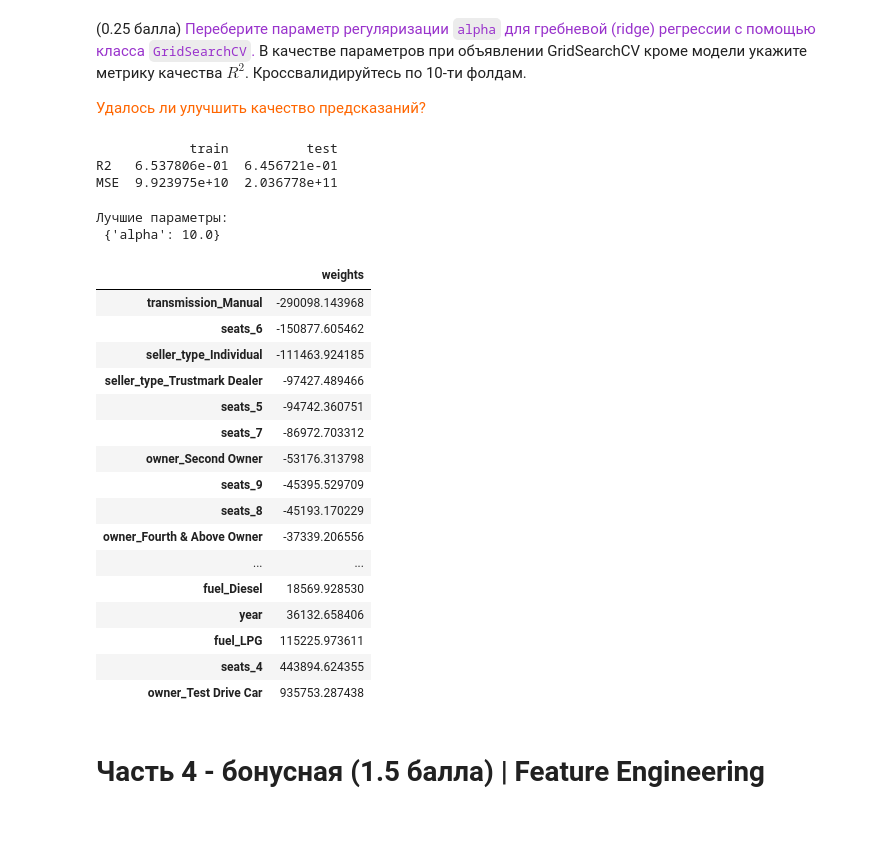
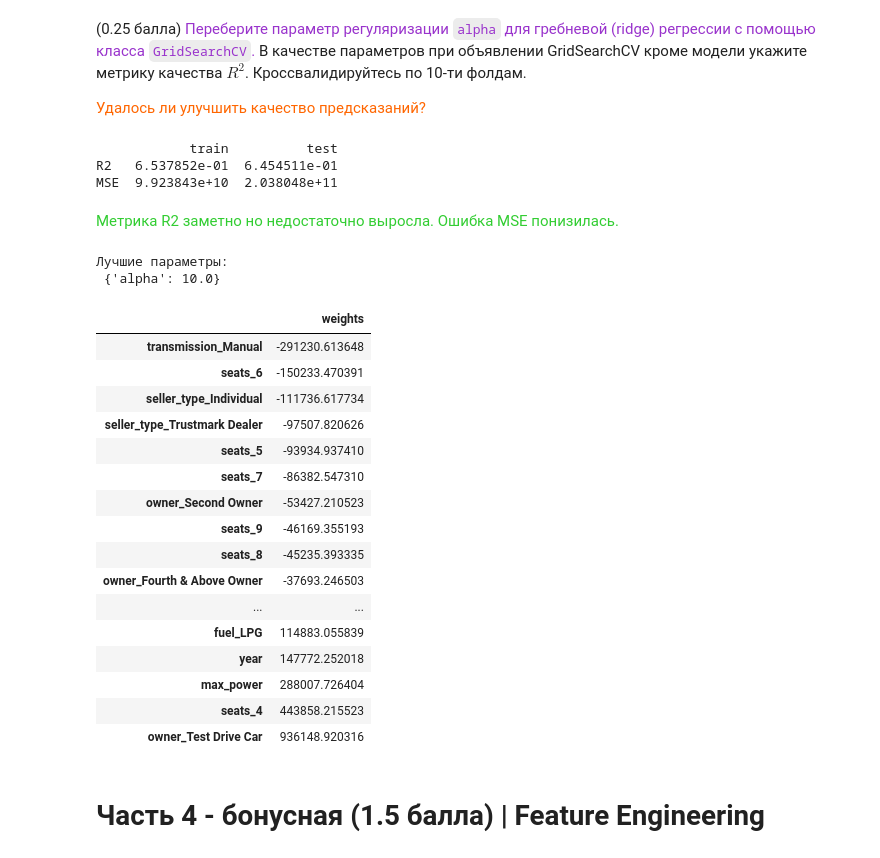
Before and after one commit to Admiral76/ML_HW1_carPrice, a Jupyter notebook: HW1_Regression_with_inference.ipynb, the cells around one changed output. Drawn from its saved outputs; the diff is of its cells as text; code cells hidden in the pictures; blank space fills up the shorter version.

```diff
--- a/HW1_Regression_with_inference.ipynb
+++ b/HW1_Regression_with_inference.ipynb
@@ -599,24 +605,29 @@ X_train_cat.describe(include='object')
 # %%
 from sklearn.preprocessing import OneHotEncoder # или можно использовать get_dummies из библиотеки pandas
 
-cat_columns = ['fuel', 'seller_type', 'transmission', 'owner', 'seats']
-num_columns = list(set(X_train_cat.columns) - set(cat_columns))
+ohe = OneHotEncoder(drop='first', handle_unknown='ignore')
 
-ohe = OneHotEncoder(drop='first')
+cat_columns = list(set(X_train_cat.columns) - set(num_columns))
 
-X_train_ohe = ohe.fit_transform(X_train_cat[cat_columns]).toarray()
-X_train_ohe = pd.DataFrame(X_train_ohe, columns=ohe.get_feature_names_out(cat_columns))
-X_train_ohe = pd.concat([X_train_cat[num_columns], X_train_ohe], axis=1)
+ohe.fit(X_train_cat[cat_columns])
+with open('pkl_params/encoder.pkl', 'wb') as f:
+    pickle.dump(ohe, f)
 
-with open('pkl_params/encoder_params.pkl', 'wb') as f:
-    pickle.dump(ohe.get_params(), f)
+X_train = pd.concat(
+    [
+        pd.DataFrame(scaler.transform(X_train_cat[num_columns]), columns=num_columns),
+        pd.DataFrame(ohe.transform(X_train_cat[cat_columns]).toarray(), columns=ohe.get_feature_names_out())
+    ], axis=1
+)
 
-X_test_cat = df_test.drop(columns=['name', 'selling_price'])
-X_test_ohe = ohe.transform(X_test_cat[cat_columns]).toarray()
-X_test_ohe = pd.DataFrame(X_test_ohe, columns=ohe.get_feature_names_out(cat_columns))
-X_test_ohe = pd.concat([X_test_cat[num_columns], X_test_ohe], axis=1)
+X_test = pd.concat(
+    [
+        pd.DataFrame(scaler.transform(X_test_cat[num_columns]), columns=num_columns),
+        pd.DataFrame(ohe.transform(X_test_cat[cat_columns]).toarray(), columns=ohe.get_feature_names_out())
+    ], axis=1
+)
 
-display('Train Encoded', X_train_ohe.head(1))
-display('Test Encoded', X_test_ohe.head(1))
+display('Train Encoded', X_train.head(1))
+display('Test Encoded', X_test.head(1))
 # %% [output]
 'Train Encoded'
@@ -640,15 +651,17 @@ model_R = Ridge(random_state=42)
 params_R = {'alpha': np.logspace(-4, 5, 10)}
 gs_Ridge = GridSearchCV(model_R, params_R, scoring='r2', n_jobs=-1, cv=10)
 
-gs_Ridge.fit(X_train_ohe, y_train)
+gs_Ridge.fit(X_train, y_train)
 
 model_R = gs_Ridge.best_estimator_
 
 with open('pkl_params/ridge_model.pkl', 'wb') as f:
     pickle.dump(model_R, f)
 
-result(model_R, X_train_ohe, y_train, X_test_ohe, y_test)
+result(model_R, X_train, y_train, X_test, y_test)
 # %% [output]
             train          test
-R2   6.537806e-01  6.456721e-01
-MSE  9.923975e+10  2.036778e+11
+R2   6.537852e-01  6.454511e-01
+MSE  9.923843e+10  2.038048e+11
+# %% [markdown]
+<font color='#32CD32'> Метрика R2 заметно но недостаточно выросла. Ошибка MSE понизилась.
@@ -655,26 +676,26 @@ MSE  9.923975e+10  2.036778e+11
 # %%
 print('Лучшие параметры:\n', gs_Ridge.best_params_)
-display(pd.DataFrame(data={'weights': model_R.coef_}, index=X_train_ohe.columns).sort_values(by='weights'))
+display(pd.DataFrame(data={'weights': model_R.coef_}, index=X_train.columns).sort_values(by='weights'))
 # %% [output]
 Лучшие параметры:
  {'alpha': 10.0}
 |  | weights |
-| transmission_Manual | -290098.143968 |
-| seats_6 | -150877.605462 |
-| seller_type_Individual | -111463.924185 |
-| seller_type_Trustmark Dealer | -97427.489466 |
-| seats_5 | -94742.360751 |
-| seats_7 | -86972.703312 |
-| owner_Second Owner | -53176.313798 |
-| seats_9 | -45395.529709 |
-| seats_8 | -45193.170229 |
-| owner_Fourth & Above Owner | -37339.206556 |
+| transmission_Manual | -291230.613648 |
+| seats_6 | -150233.470391 |
+| seller_type_Individual | -111736.617734 |
+| seller_type_Trustmark Dealer | -97507.820626 |
+| seats_5 | -93934.937410 |
+| seats_7 | -86382.547310 |
+| owner_Second Owner | -53427.210523 |
+| seats_9 | -46169.355193 |
+| seats_8 | -45235.393335 |
+| owner_Fourth & Above Owner | -37693.246503 |
 | ... | ... |
-| fuel_Diesel | 18569.928530 |
-| year | 36132.658406 |
-| fuel_LPG | 115225.973611 |
-| seats_4 | 443894.624355 |
-| owner_Test Drive Car | 935753.287438 |
+| fuel_LPG | 114883.055839 |
+| year | 147772.252018 |
+| max_power | 288007.726404 |
+| seats_4 | 443858.215523 |
+| owner_Test Drive Car | 936148.920316 |
 # %% [markdown]
 # Часть 4 - бонусная (1.5 балла) | Feature Engineering
 # %% [markdown]
```
Also changed, not shown: parts of 9 cells of this notebook, 10 other files.
